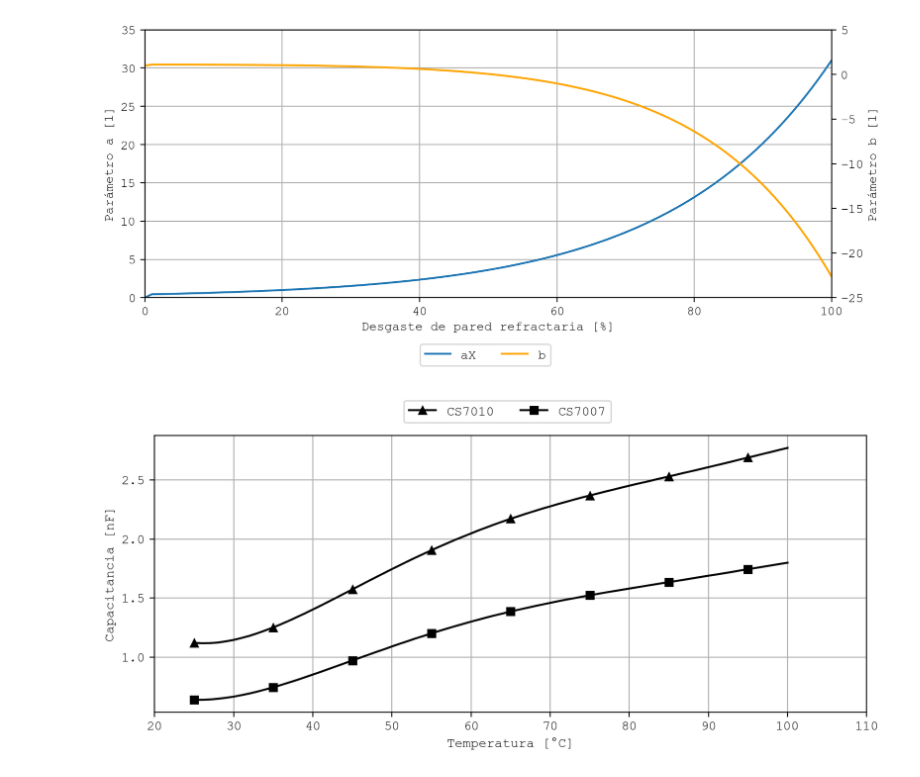
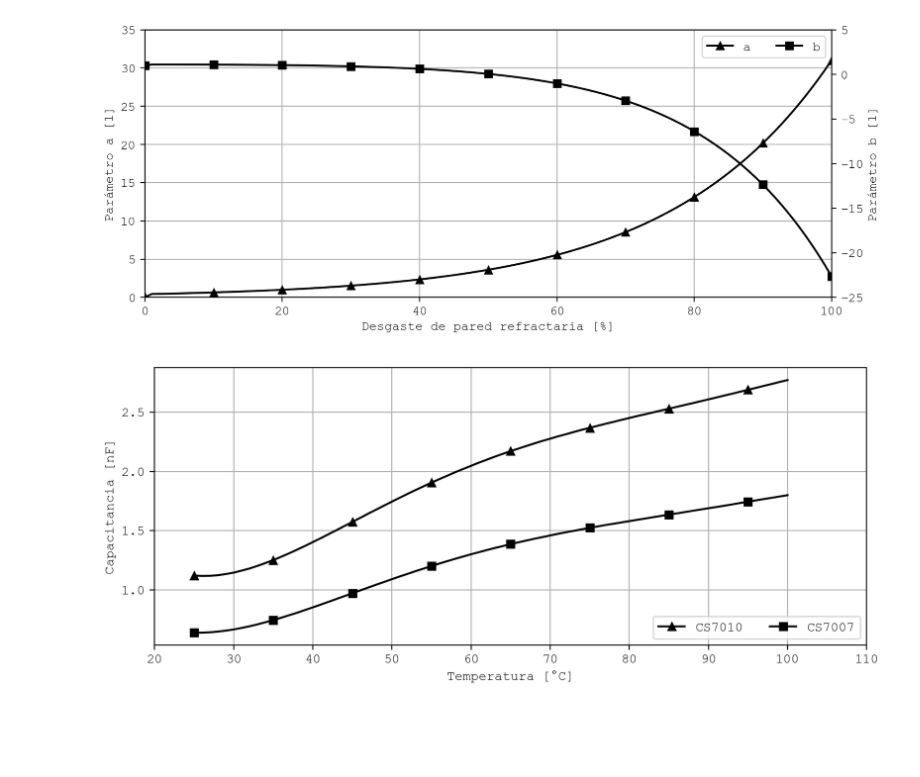
Before and after one commit to mrodriguezap/sensores-capacitivos, a Jupyter notebook: py/plot_exp.ipynb, the cells around one changed output. Drawn from its saved outputs; the diff is of its cells as text; code cells hidden in the pictures; blank space fills up the shorter version.

```diff
--- a/py/plot_exp.ipynb
+++ b/py/plot_exp.ipynb
@@ -34,25 +51,25 @@ a = [0,0.439378948506119,0.458684334545167,0.478837958606015,0.499877090481737,0
 x = np.arange(0,101,1)
 fig, ax = plt.subplots(1, figsize= ( ancho/mydpi , (ancho/ratio)/mydpi ) , dpi = mydpi)
 plt.rcParams.update({'font.family':'Courier New'})
 
-ax.plot(x,a, label = "aX")
+ax.plot(x,a, color = "0", marker = "^",label = "a", markevery = 10)
 plt.grid()
 ax2 = ax.twinx()
-ax2.plot(x,b, color = "orange", label = 'b')
+ax2.plot(x,b, color = "0", label = 'b', marker ="s", markevery = 10)
 ax.set(xlabel = "Desgaste de pared refractaria [%]", xlim = [0, 100], ylim = [0, 35], ylabel = "Parámetro a [1]")
 ax2.set(ylim=[-25, 5], ylabel = "Parámetro b [1]")
 plt.xticks(np.arange(0,101,20), labels = [str(i)  for i in np.arange(0,101,20)])
 
 lines_1, labels_1 = ax.get_legend_handles_labels()
 lines_2, labels_2 = ax2.get_legend_handles_labels()
 
 lines = lines_1 + lines_2
 labels = labels_1 + labels_2
 
-ax.legend(lines, labels,  bbox_to_anchor=(0.6, -0.15), ncol = 2)
-#plt.savefig("imagen2.png", dpi = mydpi, bbox_inches='tight')
+ax.legend(lines, labels,  loc = "upper right", ncol = 2)
+plt.savefig("imagen2.png", dpi = mydpi, bbox_inches='tight')
 # %% [output]
-[figure, old version]
+[figure, new version]
 # %%
 x1 = [25,26,27,28,29,30,31,32,33,34,35,36,37,38,39,40,41,42,43,44,45,46,47,48,49,50,51,52,53,54,55,56,57,58,59,60,61,62,63,64,65,66,67,68,69,70,71,72,73,74,75,76,77,78,79,80,81,82,83,84,85,86,87,88,89,90,91,92,93,94,95,96,97,98,99,100]
 y1 =  [1.121, 1.118, 1.119, 1.124, 1.134, 1.146, 1.163, 1.181, 1.203, 1.227, 1.252, 1.28, 1.309, 1.34, 1.371, 1.404, 1.437, 1.471, 1.505, 1.54, 1.574, 1.609, 1.644, 1.678, 1.712, 1.746, 1.779, 1.812, 1.844, 1.875, 1.906, 1.936, 1.965, 1.994, 2.021, 2.048, 2.075, 2.1, 2.125, 2.149, 2.172, 2.194, 2.216, 2.237, 2.258, 2.277, 2.297, 2.315, 2.334, 2.352, 2.369, 2.386, 2.403, 2.419, 2.436, 2.452, 2.468, 2.483, 2.499, 2.515, 2.53, 2.546, 2.562, 2.577, 2.593, 2.609, 2.625, 2.641, 2.657, 2.674, 2.69, 2.706, 2.723, 2.739, 2.756, 2.772]
@@ -66,7 +83,7 @@ ax.plot(x1,y1, marker = "^", markevery = 10, color = "0")
 ax.plot(x2,y2, marker = "s", markevery = 10, color = "0")
 ax.set(xlabel = "Temperatura [" + "\N{DEGREE SIGN}"+ "C]", ylabel = "Capacitancia [nF]", xlim = [20,110], xticks = np.arange(20,111,10))
 plt.grid()
-ax.legend(["CS7010", "CS7007"], bbox_to_anchor=(0.65, 1.15), ncol = 2)
-#plt.savefig("imagen3.png", dpi = mydpi, bbox_inches='tight')
+ax.legend(["CS7010", "CS7007"], loc = "lower right", ncol = 2)
+plt.savefig("imagen3.png", dpi = mydpi, bbox_inches='tight')
 # %% [output]
-[figure, old version]
+[figure, new version]
```
Also changed, not shown: parts of 1 cell of this notebook.
